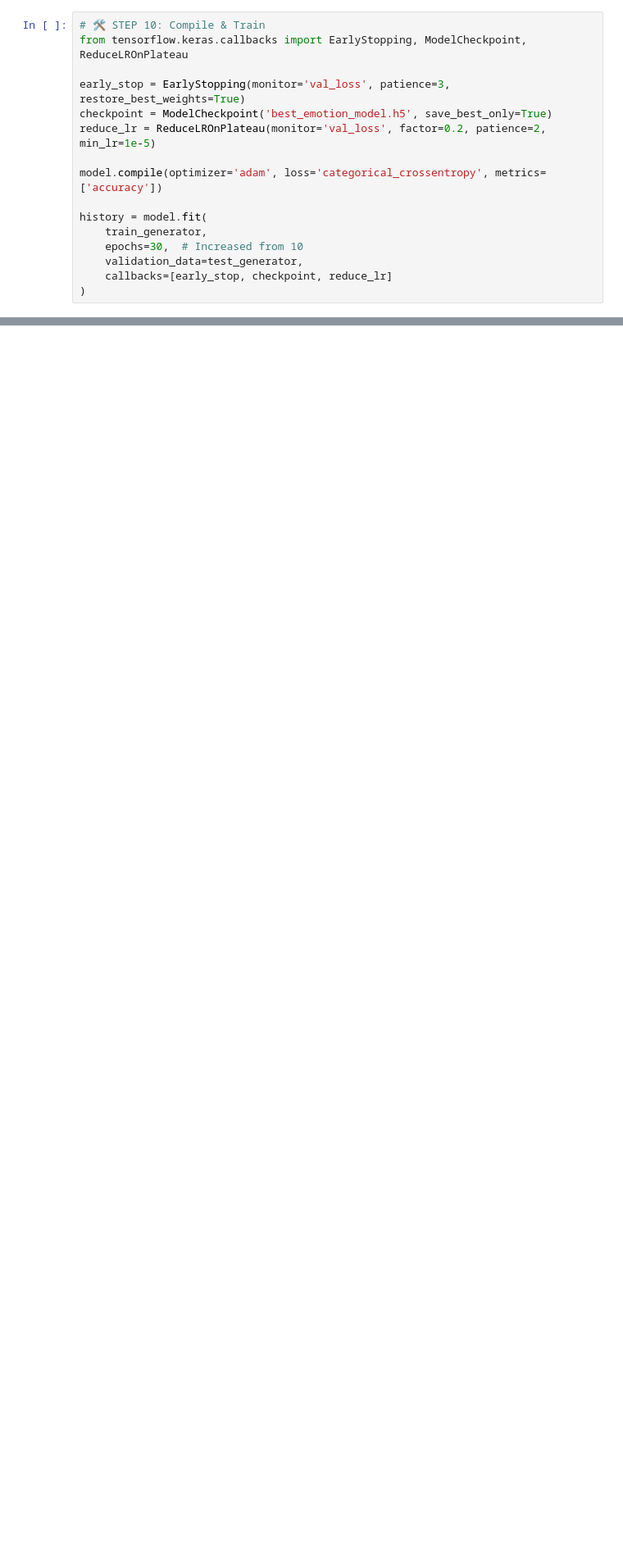
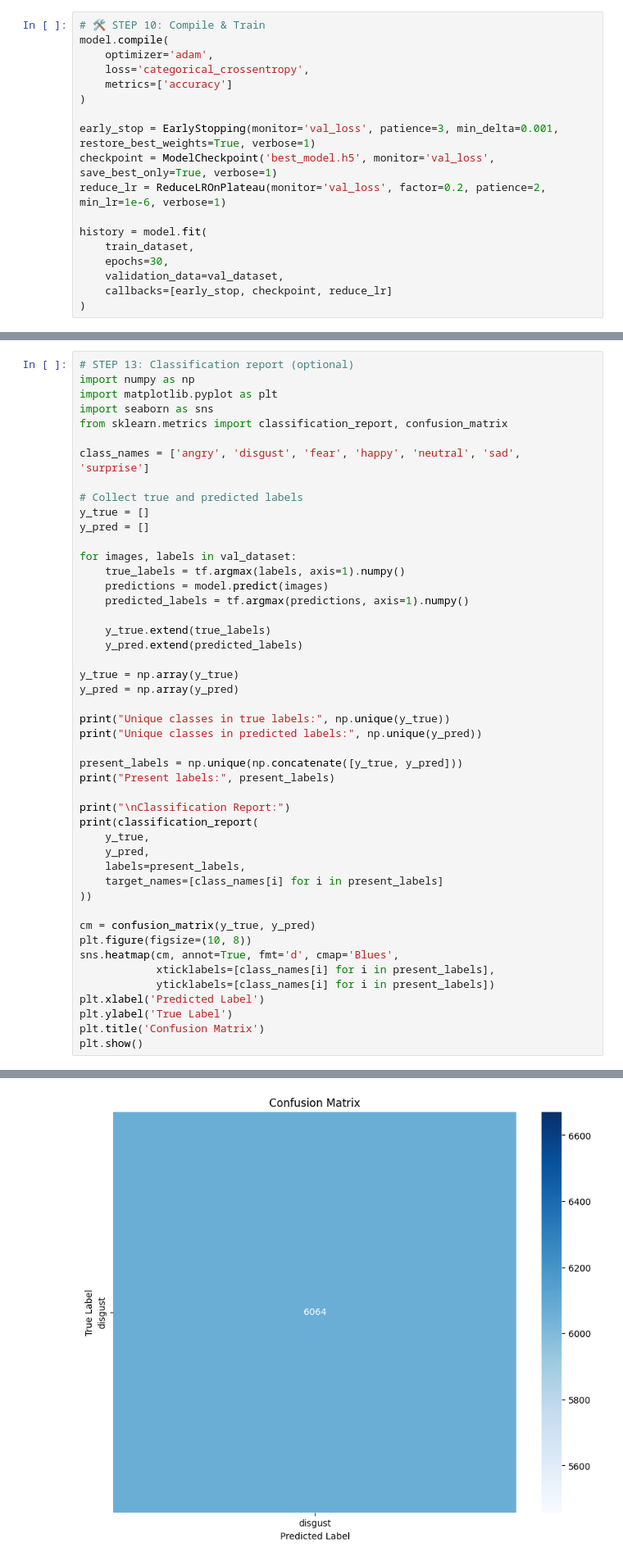
Before and after one commit to kashifcodes92/CV-face_emotions, a Jupyter notebook: cv_face_emotion.ipynb, the cells around one changed output, grey strips where cells are left out. Shown at 82% size. Saved outputs shown, nothing was run; the diff lists cells and outputs as text; blank space fills up the shorter version.

Commit message:
final- complete model

```diff
--- a/cv_face_emotion.ipynb
+++ b/cv_face_emotion.ipynb
@@ -166,18 +203,20 @@ Model: "sequential_2"
  Non-trainable params: 448 (1.75 KB)
 # %%
 # 🛠 STEP 10: Compile & Train
-from tensorflow.keras.callbacks import EarlyStopping, ModelCheckpoint, ReduceLROnPlateau
+model.compile(
+    optimizer='adam',
+    loss='categorical_crossentropy',
+    metrics=['accuracy']
+)
 
-early_stop = EarlyStopping(monitor='val_loss', patience=3, restore_best_weights=True)
-checkpoint = ModelCheckpoint('best_emotion_model.h5', save_best_only=True)
-reduce_lr = ReduceLROnPlateau(monitor='val_loss', factor=0.2, patience=2, min_lr=1e-5)
-
-model.compile(optimizer='adam', loss='categorical_crossentropy', metrics=['accuracy'])
+early_stop = EarlyStopping(monitor='val_loss', patience=3, min_delta=0.001, restore_best_weights=True, verbose=1)
+checkpoint = ModelCheckpoint('best_model.h5', monitor='val_loss', save_best_only=True, verbose=1)
+reduce_lr = ReduceLROnPlateau(monitor='val_loss', factor=0.2, patience=2, min_lr=1e-6, verbose=1)
 
 history = model.fit(
-    train_generator,
-    epochs=30,  # Increased from 10
-    validation_data=test_generator,
+    train_dataset,
+    epochs=30,
+    validation_data=val_dataset,
     callbacks=[early_stop, checkpoint, reduce_lr]
 )
 # %% [output]
@@ -213,0 +292,48 @@ print(classification_report(y_true, y_pred_classes))
+# %%
+# STEP 13: Classification report (optional)
+import numpy as np
+import matplotlib.pyplot as plt
+import seaborn as sns
+from sklearn.metrics import classification_report, confusion_matrix
+
+class_names = ['angry', 'disgust', 'fear', 'happy', 'neutral', 'sad', 'surprise']
+
+# Collect true and predicted labels
+y_true = []
+y_pred = []
+
+for images, labels in val_dataset:
+    true_labels = tf.argmax(labels, axis=1).numpy()
+    predictions = model.predict(images)
+    predicted_labels = tf.argmax(predictions, axis=1).numpy()
+
+    y_true.extend(true_labels)
+    y_pred.extend(predicted_labels)
+
+y_true = np.array(y_true)
+y_pred = np.array(y_pred)
+
+print("Unique classes in true labels:", np.unique(y_true))
+print("Unique classes in predicted labels:", np.unique(y_pred))
+
+present_labels = np.unique(np.concatenate([y_true, y_pred]))
+print("Present labels:", present_labels)
+
+print("\nClassification Report:")
+print(classification_report(
+    y_true,
+    y_pred,
+    labels=present_labels,
+    target_names=[class_names[i] for i in present_labels]
+))
+
+cm = confusion_matrix(y_true, y_pred)
+plt.figure(figsize=(10, 8))
+sns.heatmap(cm, annot=True, fmt='d', cmap='Blues',
+            xticklabels=[class_names[i] for i in present_labels],
+            yticklabels=[class_names[i] for i in present_labels])
+plt.xlabel('Predicted Label')
+plt.ylabel('True Label')
+plt.title('Confusion Matrix')
+plt.show()
+# %% [output]
@@ -213,0 +357 @@ print(classification_report(y_true, y_pred_classes))
+[figure, added]
```
Also changed, not shown: parts of 15 cells of this notebook.
